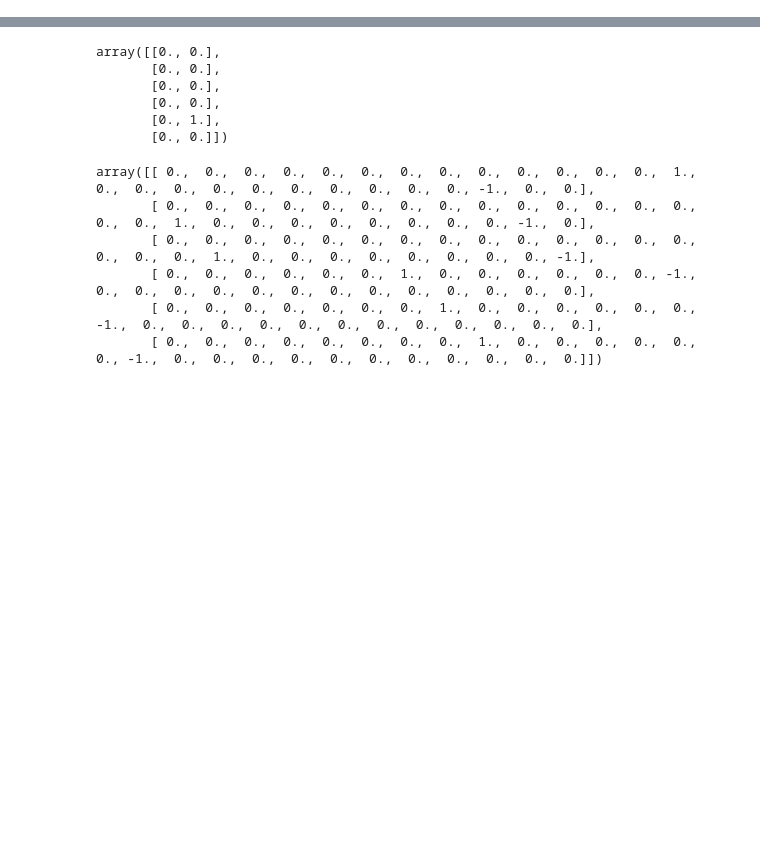
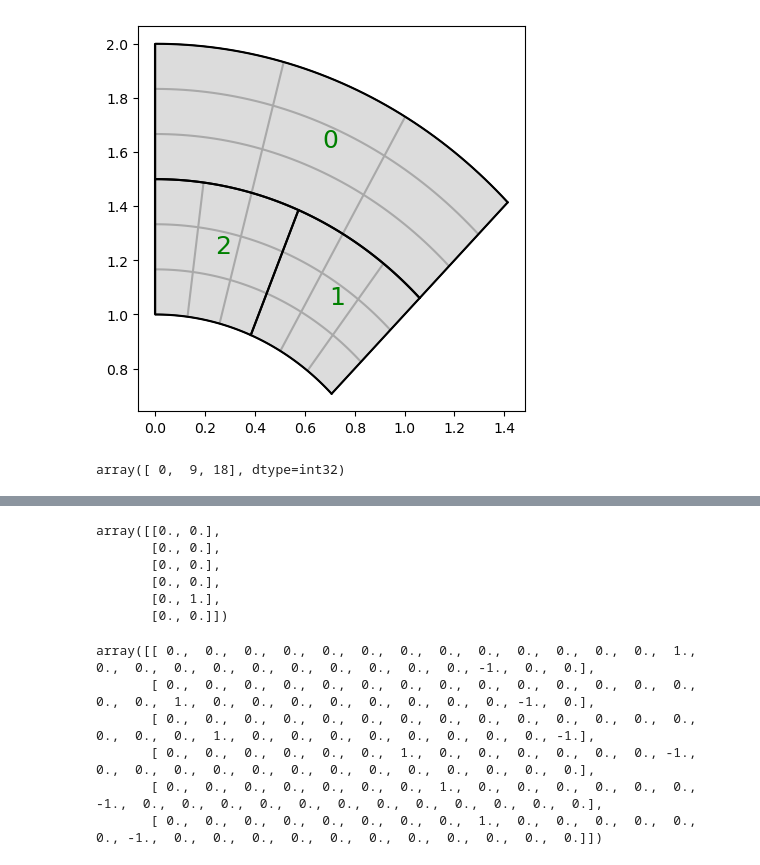
Before and after one commit to c-f-h/pyiga, a Jupyter notebook: notebooks/elimIETI.ipynb, the cells around one changed output, grey strips where cells are left out. Saved outputs shown, nothing was run; the diff lists cells and outputs as text; code cells hidden in the pictures; blank space fills up the shorter version.

```diff
--- a/notebooks/elimIETI.ipynb
+++ b/notebooks/elimIETI.ipynb
@@ -77,0 +130,8 @@ NameError: name 'primal' is not defined
+# %%
+IMap.mesh.plotmesh(knots=1,patch_idx=1)
+# %% [output]
+[figure, added]
+# %%
+IMap.N_ofs_elim
+# %% [output]
+array([ 0,  9, 18], dtype=int32)
```
Also changed, not shown: parts of 30 cells of this notebook, 5 other files.
